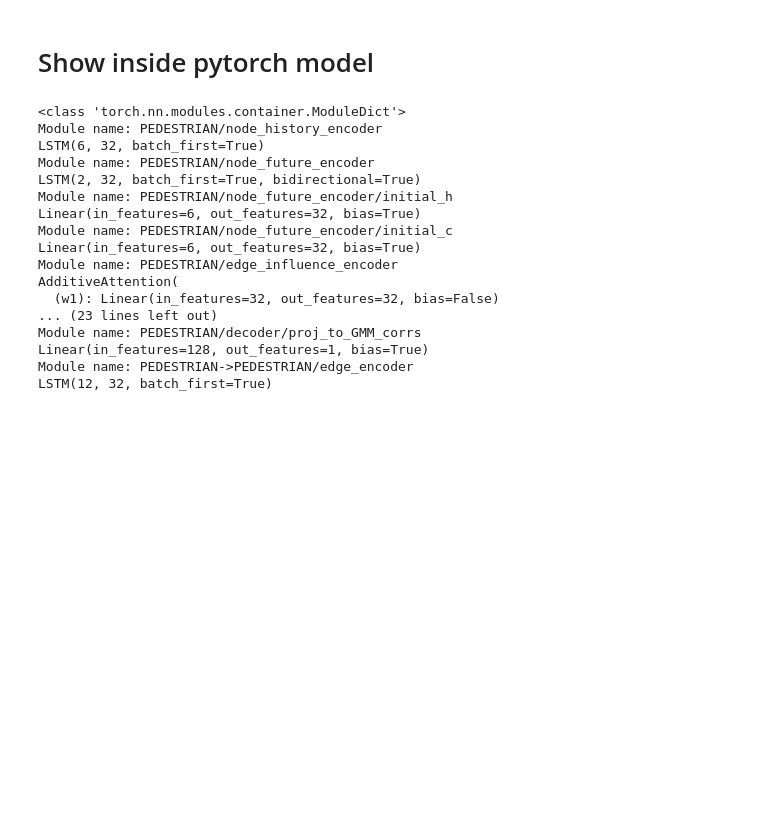
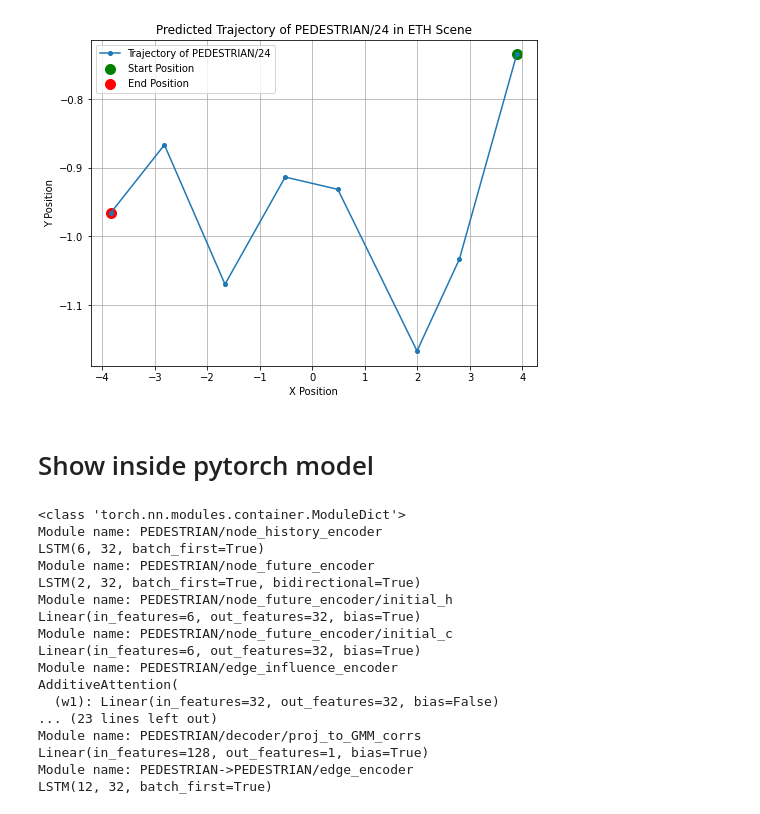
Before and after one commit to spourasgari/Trajectron-plus-plus, a Jupyter notebook: MyTestSnippets.ipynb, the cells around one changed output. Drawn from its saved outputs; the diff is of its cells as text; code cells hidden in the pictures; blank space fills up the shorter version.

```diff
--- a/MyTestSnippets.ipynb
+++ b/MyTestSnippets.ipynb
@@ -38,0 +176,35 @@ unstandardize: <bound method Environment.unstandardize of <environment.environme
+# %%
+# Extract x, y coordinates for all timesteps
+timesteps = []
+x_coords = []
+y_coords = []
+
+for t, pedestrians in predictions.items():
+    if target_pedestrian in pedestrians:
+        x, y = pedestrians[target_pedestrian].squeeze()  # Remove extra dimensions
+        timesteps.append(t)
+        x_coords.append(x)
+        y_coords.append(y)
+
+
+# Create the plot
+plt.figure(figsize=(8, 6))
+
+# Plot the pedestrian trajectory
+plt.plot(x_coords, y_coords, marker="o", linestyle="-", markersize=4, label=f"Trajectory of {target_pedestrian}")
+
+# Mark start and end positions
+plt.scatter(x_coords[0], y_coords[0], color="green", s=100, label="Start Position")
+plt.scatter(x_coords[-1], y_coords[-1], color="red", s=100, label="End Position")
+
+# Titles and labels
+plt.title(f"Predicted Trajectory of {target_pedestrian} in ETH Scene")
+plt.xlabel("X Position")
+plt.ylabel("Y Position")
+plt.legend()
+plt.grid(True)
+
+# Show the plot
+plt.show()
+# %% [output]
+[figure, added]
```
Also changed, not shown: parts of 16 cells of this notebook, 1 other file.
